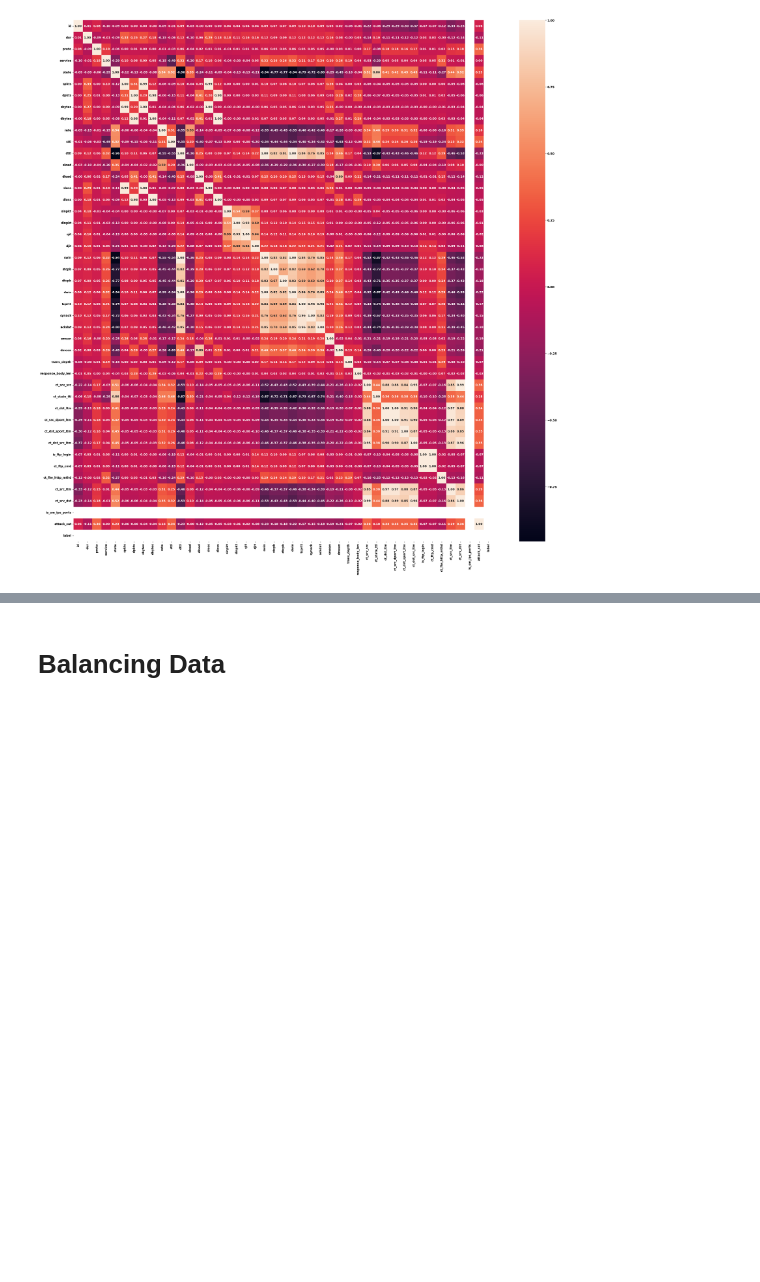
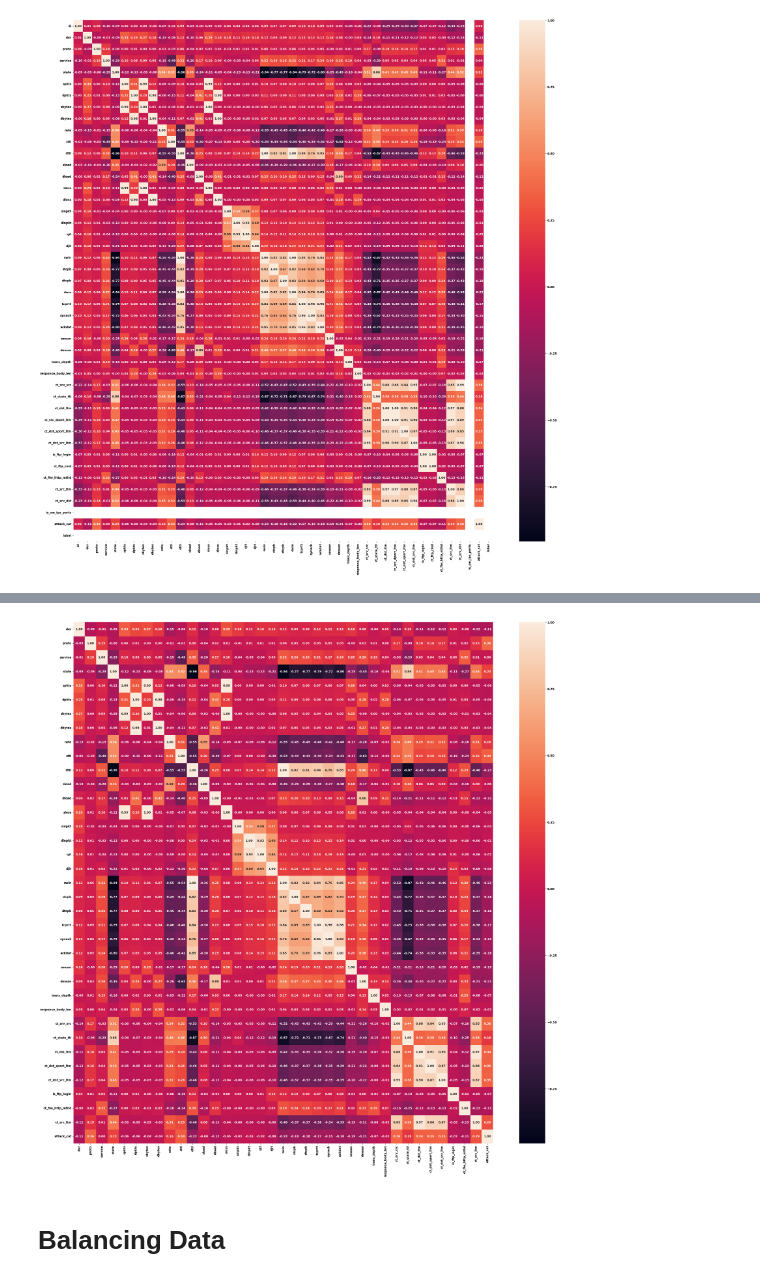
Before and after one commit to rajasa13/Data-Science, a Jupyter notebook: Notebook/UNSW-NB15/unswnb15.ipynb, the cells around one changed output, grey strips where cells are left out. Saved outputs shown, nothing was run; the diff lists cells and outputs as text; code cells hidden in the pictures; blank space fills up the shorter version.

```diff
--- a/Notebook/UNSW-NB15/unswnb15.ipynb
+++ b/Notebook/UNSW-NB15/unswnb15.ipynb
@@ -252,0 +251,13 @@ Text(0.5, 1.0, 'Attack Category Distribution')
+# %%
+# Min-Max Normalization
+from sklearn.preprocessing import MinMaxScaler
+
+scaler = MinMaxScaler()
+cols_to_norm = ['dur', 'spkts', 'dpkts', 'sbytes', 'dbytes', 'rate', 'sttl', 'dttl', 'sload',
+                'dload', 'sloss', 'dloss', 'sinpkt', 'dinpkt', 'sjit', 'djit', 'swin', 'stcpb', 'dtcpb', 'dwin', 'tcprtt', 'synack',
+                'ackdat', 'smean', 'dmean', 'trans_depth', 'response_body_len', 'ct_srv_src', 'ct_state_ttl', 'ct_dst_ltm',
+                'ct_src_dport_ltm', 'ct_dst_sport_ltm', 'ct_dst_src_ltm', 'is_ftp_login', 'ct_ftp_cmd', 'ct_flw_http_mthd', 'ct_src_ltm',
+                'ct_srv_dst', 'is_sm_ips_ports']
+
+data_train_attack[cols_to_norm] = scaler.fit_transform(data_train_attack[cols_to_norm])
+data_test_attack[cols_to_norm] = scaler.fit_transform(data_test_attack[cols_to_norm])
@@ -263,4 +285,4 @@ plt.show()
 # %%
 #Feature Selection
-feature = data_train_attack.drop(['id', 'is_sm_ips_ports', 'label', 'dur', 'proto', 'ct_dst_ltm', 'ct_ftp_cmd'], axis=1)
+feature = data_train_attack.drop(['id', 'dloss', 'dwin', 'ct_ftp_cmd', 'ct_src_dport_ltm', 'ct_srv_dst', 'is_sm_ips_ports', 'label'], axis=1)
 feature.dtypes
@@ -267,3 +307,11 @@ feature.dtypes
+# %%
+#Correlation between feature
+#%matplotlib inline
+plt.figure(figsize=[32,32])
+sns.heatmap(feature.corr(), annot=True, fmt=".2f")
+plt.show()
+# %% [output]
+[figure, added]
 # %% [markdown]
 # Balancing Data
 # %%
```
Also changed, not shown: parts of 24 cells of this notebook.
